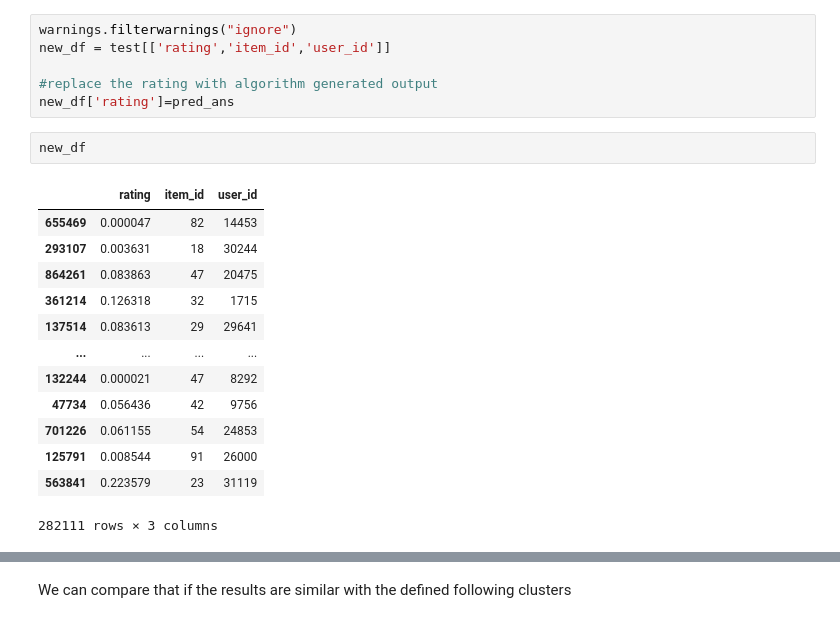
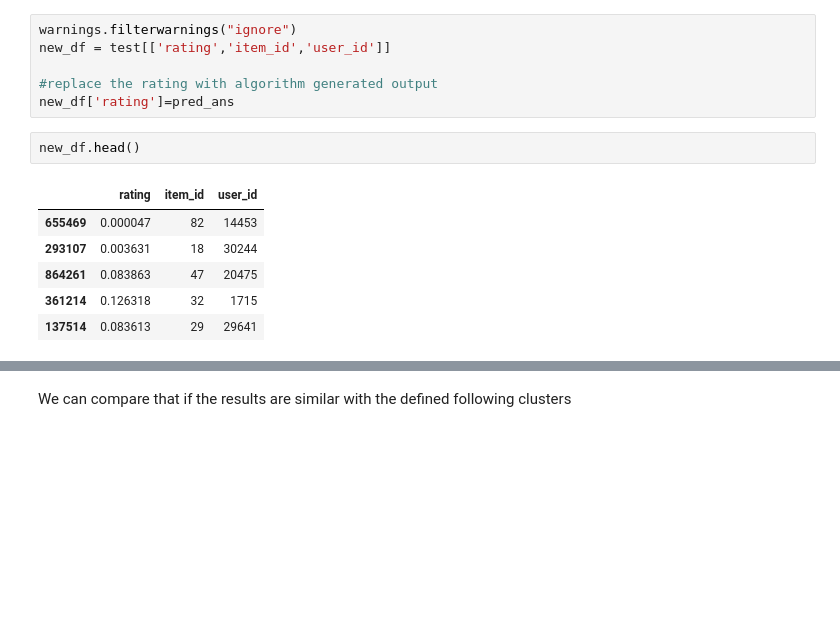
Before and after one commit to yasamanensafi/recommender_system, a Jupyter notebook: notebook/8.0-hotel-top_n_items_deepfm.ipynb, the cells around one changed output, grey strips where cells are left out. Saved outputs shown, nothing was run; the diff lists cells and outputs as text; blank space fills up the shorter version.

```diff
--- a/notebook/8.0-hotel-top_n_items_deepfm.ipynb
+++ b/notebook/8.0-hotel-top_n_items_deepfm.ipynb
@@ -299,18 +299,11 @@ new_df = test[['rating','item_id','user_id']]
 #replace the rating with algorithm generated output
 new_df['rating']=pred_ans
 # %%
-new_df
+new_df.head()
 # %% [output]
 |  | rating | item_id | user_id |
 | 655469 | 0.000047 | 82 | 14453 |
 | 293107 | 0.003631 | 18 | 30244 |
 | 864261 | 0.083863 | 47 | 20475 |
 | 361214 | 0.126318 | 32 | 1715 |
 | 137514 | 0.083613 | 29 | 29641 |
-| ... | ... | ... | ... |
-| 132244 | 0.000021 | 47 | 8292 |
-| 47734 | 0.056436 | 42 | 9756 |
-| 701226 | 0.061155 | 54 | 24853 |
-| 125791 | 0.008544 | 91 | 26000 |
-| 563841 | 0.223579 | 23 | 31119 |
-282111 rows × 3 columns
```
Also changed, not shown: parts of 35 cells of this notebook.
